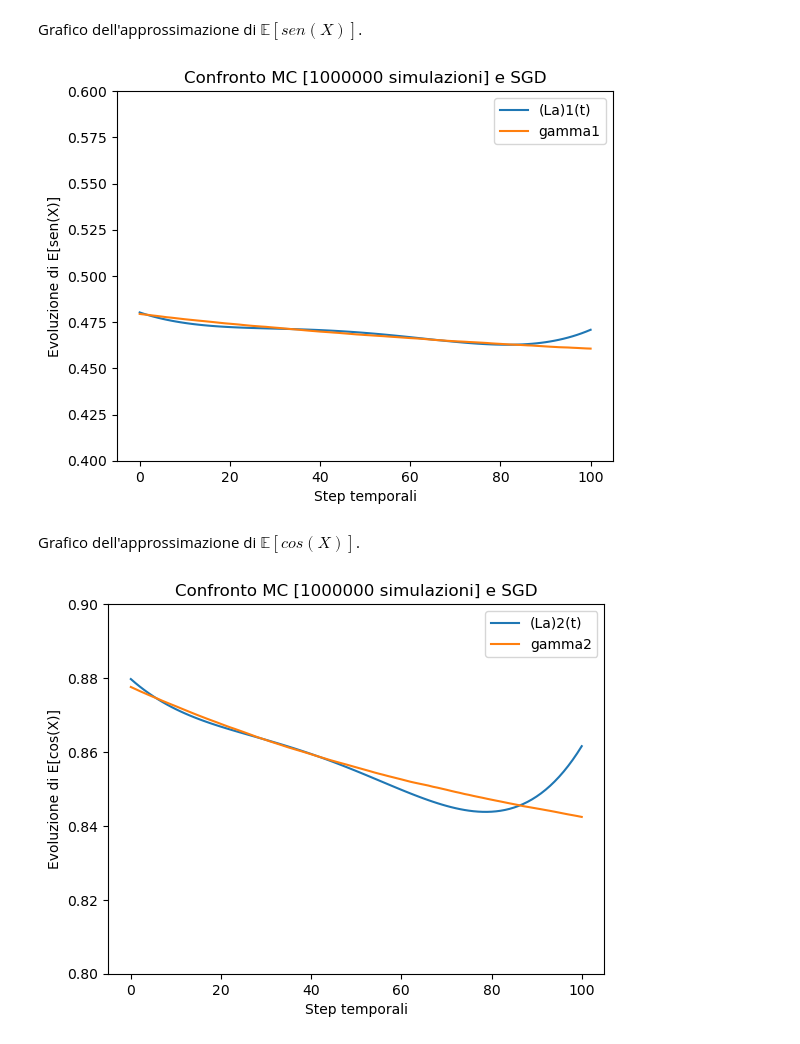
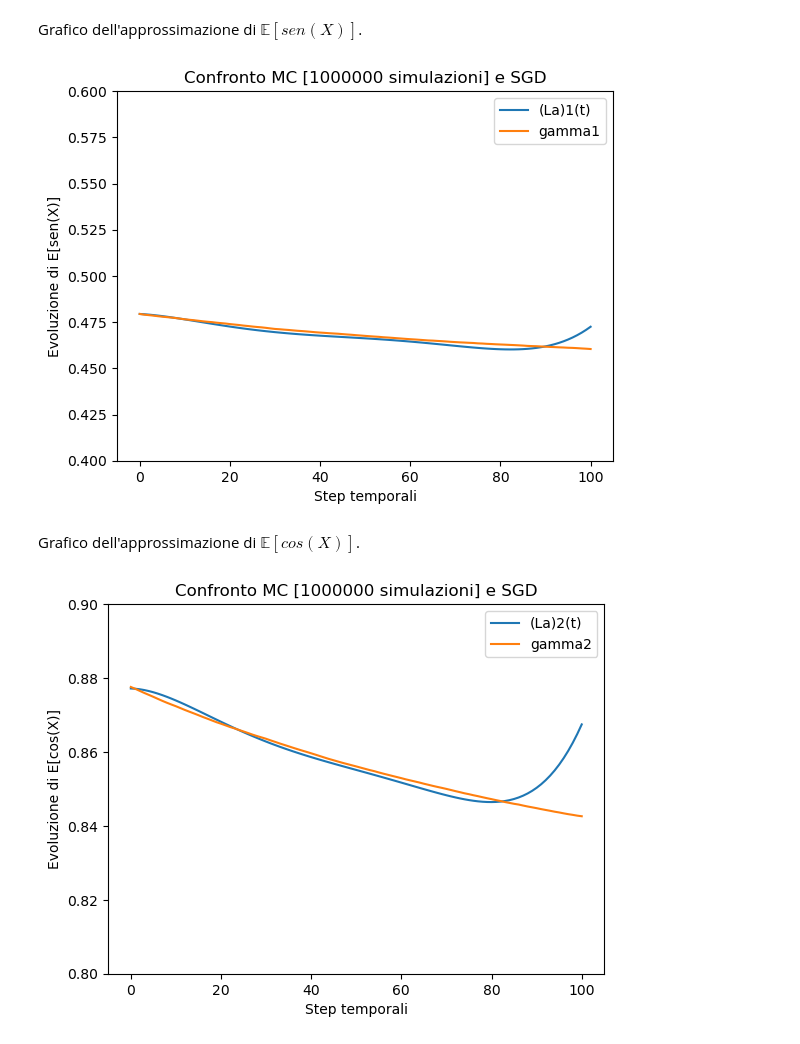
Before and after one commit to amatoandre/TESI, a Jupyter notebook: test_SGD.ipynb, the cells around one changed output. Drawn from its saved outputs; the diff is of its cells as text; code cells hidden in the pictures.

```diff
--- a/test_SGD.ipynb
+++ b/test_SGD.ipynb
@@ -141,9 +141,9 @@ def discesa_stocastica_del_gradiente(a1_0, a2_0, n, r0, rho, sigma, N, M, X0, ep
 
     for m in range(50000):
 
-        if (m % 10 == 0):
-            if ( ((LA.norm(np.dot(a1,g) - gamma1)/ norma1) < eps) and ((LA.norm(np.dot(a2,g) - gamma2)/ norma2) < eps) ):
-                break
+        # if (m % 10 == 0):
+        if ( ((LA.norm(np.dot(a1,g) - gamma1)/ norma1) < eps) and ((LA.norm(np.dot(a2,g) - gamma2)/ norma2) < eps) ):
+            break
 
         eta = r0 / ((m + 1) ** rho)
 
@@ -196,7 +196,7 @@ if __name__ == "__main__":
 
     T = 0.5   # 0.5, 1, 2, 4
     n = 5  # 3, 4, 5, 6
-    M = 1   # 1, 10, 100, 1000, 10000  #ricorda per gli ultimi due di togliere m % 10
+    M = 10000   # 1, 10, 100, 1000, 10000  #ricorda per gli ultimi due di togliere m % 10
 
 
 
@@ -251,7 +251,7 @@ if __name__ == "__main__":
             mm = [0] * p
             start = time.process_time()   # parte il cronometro
             for k in range(p):
-                AA1, AA2, mm[k] = discesa_stocastica_del_gradiente(a1_0, a2_0, n, r0[i], rho[j], sigma, N, M, X0, eps, h, g, gamma1, gamma2)
+                AA1, AA2, mm[k] = discesa_stocastica_del_gradiente(a1_0, a2_0, n, r0[i], rho[j], s igma, N, M, X0, eps, h, g, gamma1, gamma2)
 
             m[j,3*i+1:3*i+4] = [min(mm), max(mm), mean(mm)]
             end = time.process_time()   # si ferma il cronometro
@@ -297,23 +297,23 @@ plt.title("Confronto MC [" + str(M1) + " simulazioni] e SGD")
 plt.xlabel("Step temporali")
 plt.ylabel("Evoluzione di E[sen(X)]")
 plt.ylim(0.4, 0.6) # se non c'è il grafico è molto zoomato
-plt.plot(np.dot(A1[0], g), label='(La)1(t)')
+plt.plot(np.dot(A1[11], g), label='(La)1(t)')
 plt.plot(gamma1, label='gamma1')
 plt.legend()
 plt.show()
 # %% [output]
-[figure, old version]
+[figure, new version]
 # %% [markdown]
 Grafico dell'approssimazione di $\mathbb{E}[cos(X)]$.
 # %%
 fig = plt.figure()
 plt.title("Confronto MC [" + str(M1) + " simulazioni] e SGD")
 plt.xlabel("Step temporali")
 plt.ylabel("Evoluzione di E[cos(X)]")
 plt.ylim(0.8, 0.9) # se non c'è il grafico è molto zoomato
-plt.plot(np.dot(A2[0], g), label='(La)2(t)')
+plt.plot(np.dot(A2[11], g), label='(La)2(t)')
 plt.plot(gamma2, label='gamma2')
 plt.legend()
 plt.show()
 # %% [output]
-[figure, old version]
+[figure, new version]
```
Also changed, not shown: parts of 1 cell of this notebook, 1 other file.
